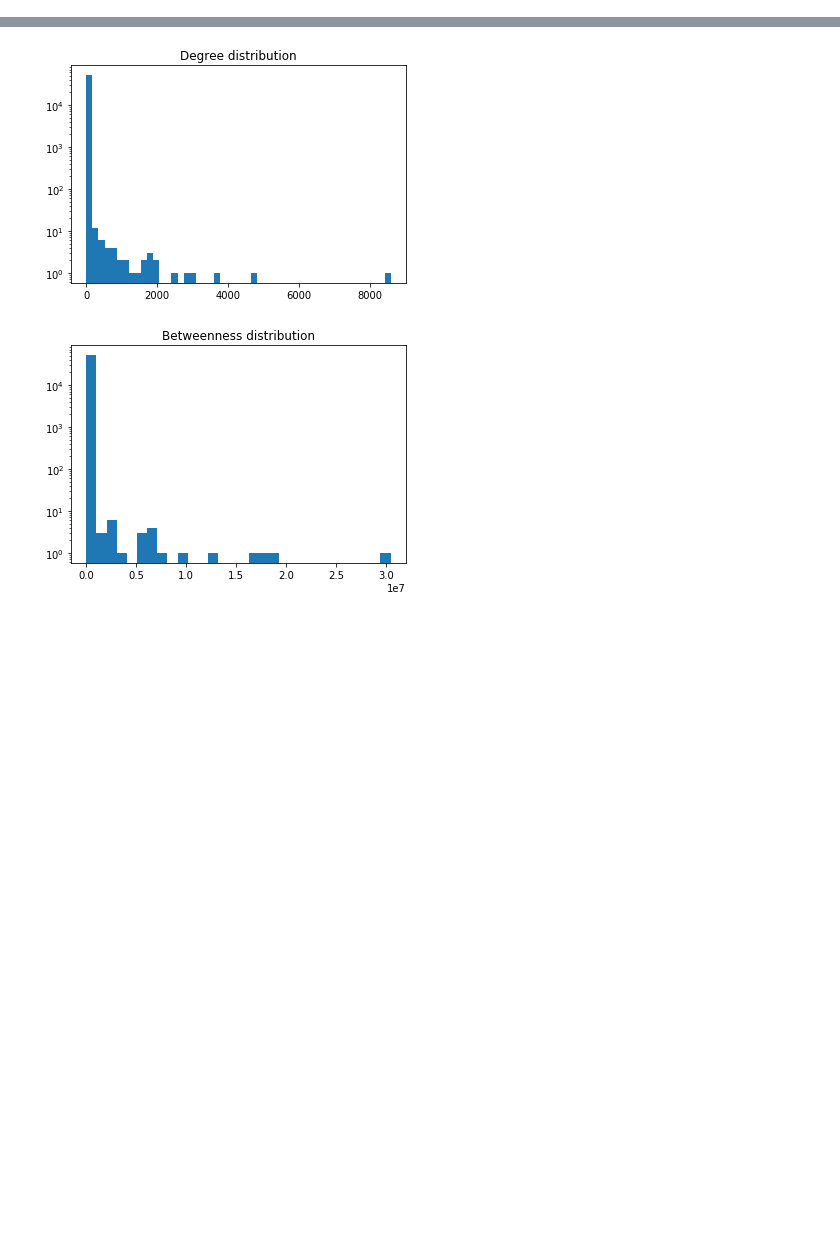
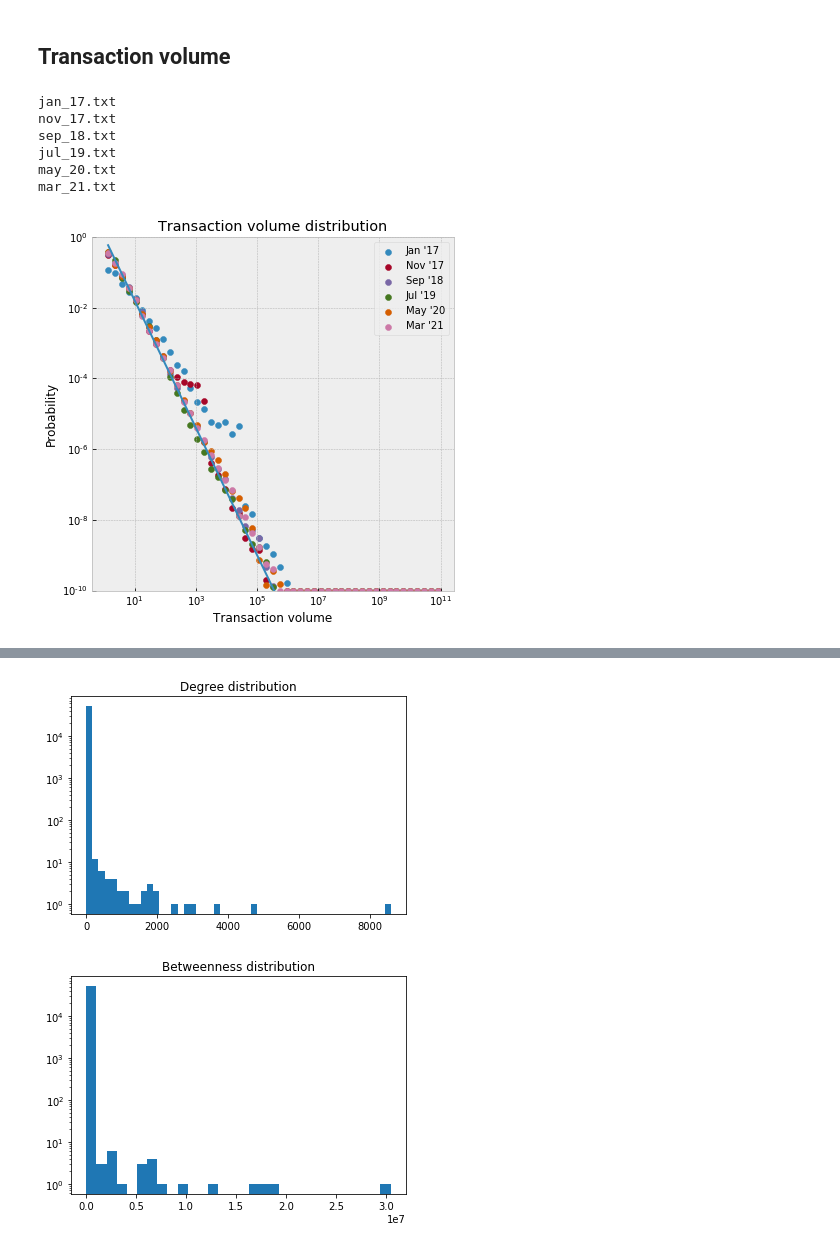
Before and after one commit to QuintenBruynseraede/ALSSN, a Jupyter notebook: code/load_graph.ipynb, the cells around one changed output, grey strips where cells are left out. Cells and saved outputs as stored; diff of their text form; code cells hidden in the pictures; blank space fills up the shorter version.

```diff
--- a/code/load_graph.ipynb
+++ b/code/load_graph.ipynb
@@ -31,0 +124,52 @@ Read graph: 51176 nodes, 63393 edges
+# %% [markdown]
+## Transaction volume
+# %%
+for i in range(6):
+    file = ["jan_17.txt","nov_17.txt","sep_18.txt","jul_19.txt","may_20.txt","mar_21.txt"][i]
+    label = ["Jan '17", "Nov '17", "Sep '18", "Jul '19", "May '20", "Mar '21"][i]
+    if not file.endswith(".txt") or "balance" in file:
+        continue
+
+    print(file)
+    # Create graph
+    g = Graph.Read_Ncol("snapshots/"+file, directed=True)
+
+    # Collect volumes in list
+    vol = []
+    for v in g.vs():
+        vol.append(sum([g.es[e]["weight"] for e in g.incident(v,mode="out")]))
+    vol = list(map(lambda x: x/1e18,vol))
+
+    # Calculate distribution in logarithmically scaled bins
+    ls = np.logspace(0,11,num=50)
+    y,bins = np.histogram(vol,ls,density=True)
+    x = [(ls[i]+ls[i+1])/2 for i in range(len(ls)-1)]
+
+    # Give zeroes a very small positive value
+    for i in range(len(y)):
+        if y[i] == 0:
+            y[i] = 1e-10
+
+    # Scatter
+    plt.scatter(x,y,label=label)
+
+# Setup loglog plot with labels and titles
+plt.plot(x,[k**(-1.80) for k in x])
+plt.ylim(1e-10,1e0)
+plt.yscale("log")
+plt.legend()
+plt.xscale('log')
+plt.title("Transaction volume distribution")
+plt.xlabel("Transaction volume")
+plt.ylabel("Probability")
+fig = plt.gcf()
+fig.set_size_inches(6.5, 6.5)
+plt.savefig("plots/transaction_volume.pdf",bbox_inches="tight")
+# %% [output]
+jan_17.txt
+nov_17.txt
+sep_18.txt
+jul_19.txt
+may_20.txt
+mar_21.txt
+[figure, added]
```
Also changed, not shown: parts of 11 cells of this notebook.
